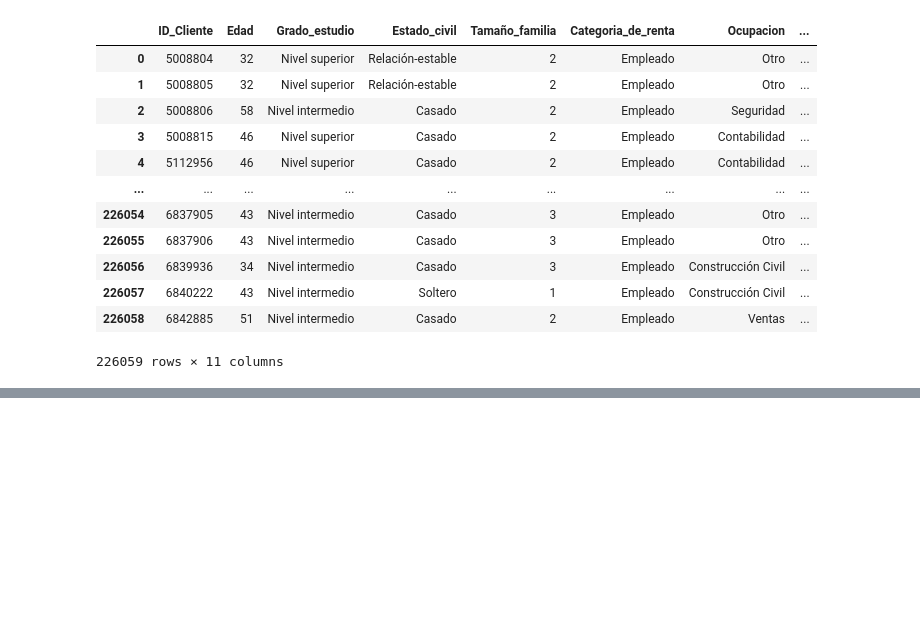
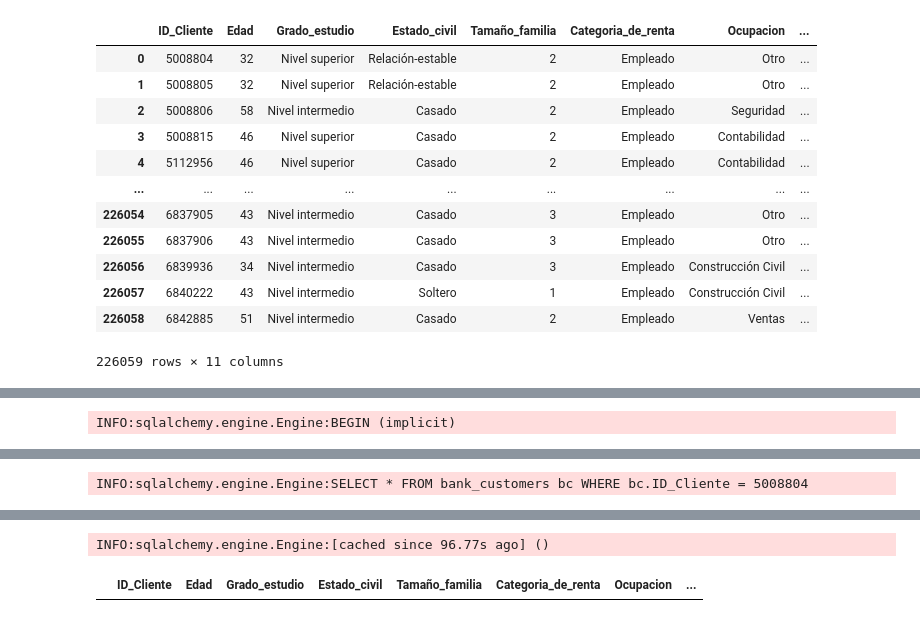
Before and after one commit to dscamacho333/Data_Science_Course, a Jupyter notebook: Pandas_E_S.ipynb, the cells around one changed output, grey strips where cells are left out. Cells and saved outputs as stored; diff of their text form; code cells hidden in the pictures; blank space fills up the shorter version.

```diff
--- a/Pandas_E_S.ipynb
+++ b/Pandas_E_S.ipynb
@@ -667,0 +761,8 @@ INFO:sqlalchemy.engine.Engine:SELECT name FROM sqlite_master WHERE type='view' A
+# %%
+# Confirm deletion
+
+pd.read_sql(
+    sql=text("SELECT * FROM bank_customers bc WHERE bc.ID_Cliente = 5008804 "),
+    con=engine.connect()
+)
+# %% [output]
@@ -667,0 +770 @@ INFO:sqlalchemy.engine.Engine:SELECT name FROM sqlite_master WHERE type='view' A
+INFO:sqlalchemy.engine.Engine:BEGIN (implicit)
@@ -667,0 +772 @@ INFO:sqlalchemy.engine.Engine:SELECT name FROM sqlite_master WHERE type='view' A
+INFO:sqlalchemy.engine.Engine:SELECT * FROM bank_customers bc WHERE bc.ID_Cliente = 5008804
@@ -667,0 +774,2 @@ INFO:sqlalchemy.engine.Engine:SELECT name FROM sqlite_master WHERE type='view' A
+INFO:sqlalchemy.engine.Engine:[cached since 96.77s ago] ()
+|  | ID_Cliente | Edad | Grado_estudio | Estado_civil | Tamaño_familia | Categoria_de_renta | Ocupacion | ... |
```
Also changed, not shown: parts of 25 cells of this notebook.
